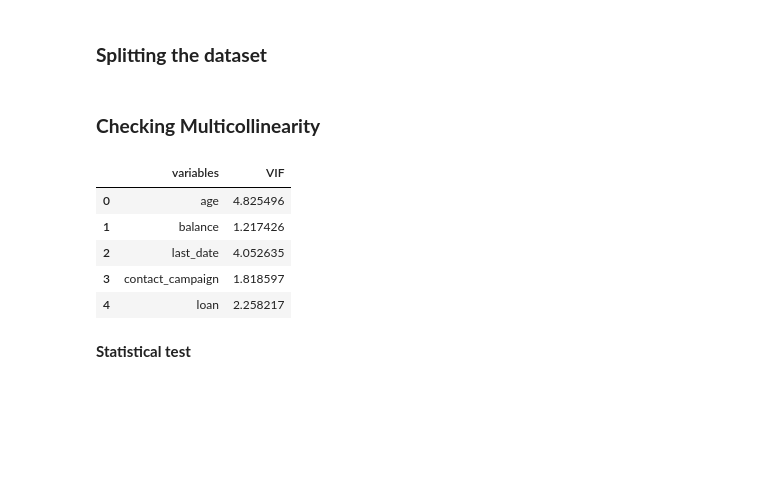
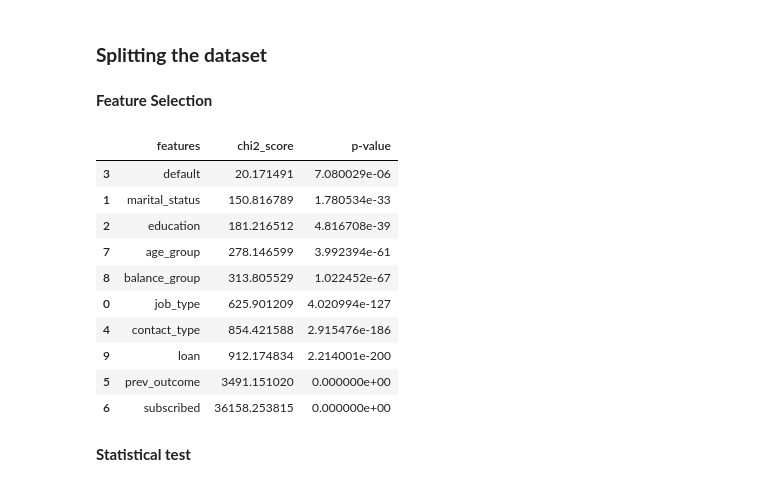
Before and after one commit to RupeshSharma14/Bank-Marketing-Effectiveness-Prediction, a Jupyter notebook: Bank_Marketing_Effectiveness_Prediction_Capstone_Project.ipynb, the cells around one changed output. Drawn from its saved outputs; the diff is of its cells as text; code cells hidden in the pictures; blank space fills up the shorter version.

```diff
--- a/Bank_Marketing_Effectiveness_Prediction_Capstone_Project.ipynb
+++ b/Bank_Marketing_Effectiveness_Prediction_Capstone_Project.ipynb
@@ -394,5 +424,3 @@ bank_df.describe()
 from sklearn.model_selection import train_test_split
 
 train_set, test_set = train_test_split(bank_df, test_size = 0.2, random_state = 42)
-# %% [markdown]
-### **Checking Multicollinearity**
@@ -410,9 +426,0 @@ def cal_vif(X):
-# %%
-cal_vif(bank_df[[i for i in train_set.describe().columns]])
-# %% [output]
-|  | variables | VIF |
-| 0 | age | 4.825496 |
-| 1 | balance | 1.217426 |
-| 2 | last_date | 4.052635 |
-| 3 | contact_campaign | 1.818597 |
-| 4 | loan | 2.258217 |
@@ -418,0 +430,2 @@ cal_vif(bank_df[[i for i in train_set.describe().columns]])
+# %% [markdown]
+**Feature Selection**
@@ -418,0 +434,29 @@ cal_vif(bank_df[[i for i in train_set.describe().columns]])
+# %%
+def chi2_test(df, categorical_features, dep_col):
+  features, chi2_scores, p_values = [], [], []
+  chi2_df = pd.DataFrame()
+
+  for feature in categorical_features:
+    chi2_score, p_value, _, __ = stats.chi2_contingency(pd.crosstab(df[feature], bank_df[dep_col]))
+    chi2_scores.append(chi2_score)
+    p_values.append(p_value)
+
+  chi2_df["features"] = categorical_features
+  chi2_df["chi2_score"] = chi2_scores
+  chi2_df["p-value"] = p_values
+
+  return chi2_df
+# %%
+chi2_test(train_set, train_set.describe(include = "O").columns, dep_col = "subscribed").sort_values(by = "p-value", ascending = False)
+# %% [output]
+|  | features | chi2_score | p-value |
+| 3 | default | 20.171491 | 7.080029e-06 |
+| 1 | marital_status | 150.816789 | 1.780534e-33 |
+| 2 | education | 181.216512 | 4.816708e-39 |
+| 7 | age_group | 278.146599 | 3.992394e-61 |
+| 8 | balance_group | 313.805529 | 1.022452e-67 |
+| 0 | job_type | 625.901209 | 4.020994e-127 |
+| 4 | contact_type | 854.421588 | 2.915476e-186 |
+| 9 | loan | 912.174834 | 2.214001e-200 |
+| 5 | prev_outcome | 3491.151020 | 0.000000e+00 |
+| 6 | subscribed | 36158.253815 | 0.000000e+00 |
```
Also changed, not shown: parts of 29 cells of this notebook.
